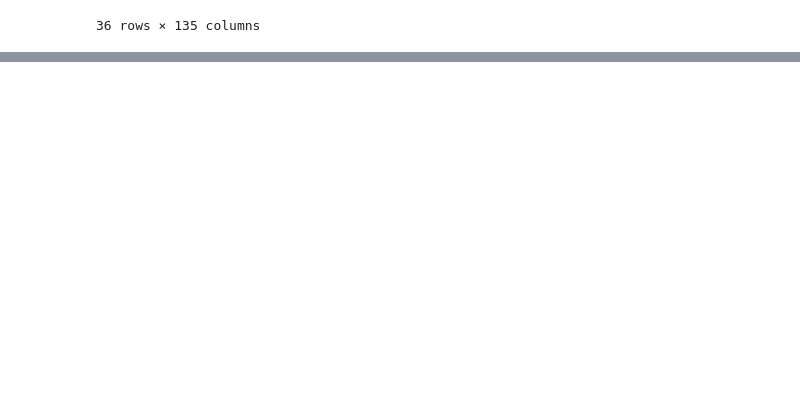
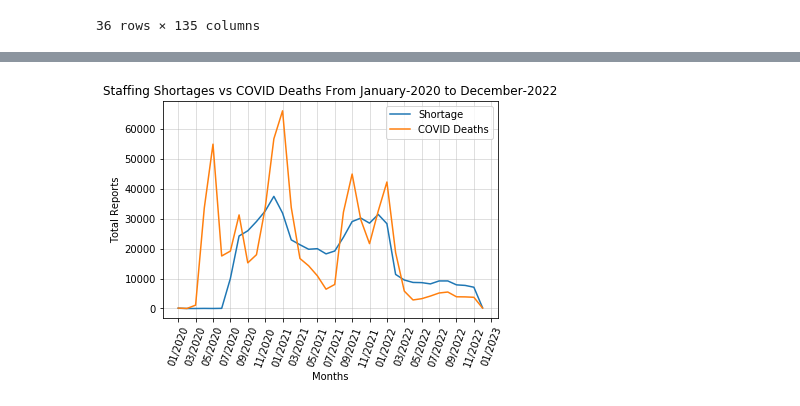
Before and after one commit to nkeplinger/healthcare_module7, a Jupyter notebook: Chronological_Analysis.ipynb, the cells around one changed output, grey strips where cells are left out. Drawn from its saved outputs; the diff is of its cells as text; code cells hidden in the pictures; blank space fills up the shorter version.

```diff
--- a/Chronological_Analysis.ipynb
+++ b/Chronological_Analysis.ipynb
@@ -85,0 +113,15 @@ plt.show()
+# %%
+plt.plot(sum_by_year['critical_staffing_shortage_today_yes'])
+plt.plot(sum_by_year['deaths_covid'])
+plt.legend(['Shortage', 'COVID Deaths'])
+plt.ylabel('Total Reports')
+plt.xlabel('Months')
+plt.title('Staffing Shortages vs COVID Deaths From {} to {}'.format(datetime.strptime(data['date'].min(), '%Y/%m/%d').strftime('%B-%Y'),
+                                               datetime.strptime(data['date'].max(), '%Y/%m/%d').strftime('%B-%Y')
+                                              ))
+plt.xticks(ticks=np.arange(0,37, 2), labels=labels, rotation=70)
+plt.grid(alpha=.5)
+plt.savefig('output/1-2.png')
+plt.show()
+# %% [output]
+[figure, added]
```
Also changed, not shown: parts of 3 cells of this notebook, 2 other files.
